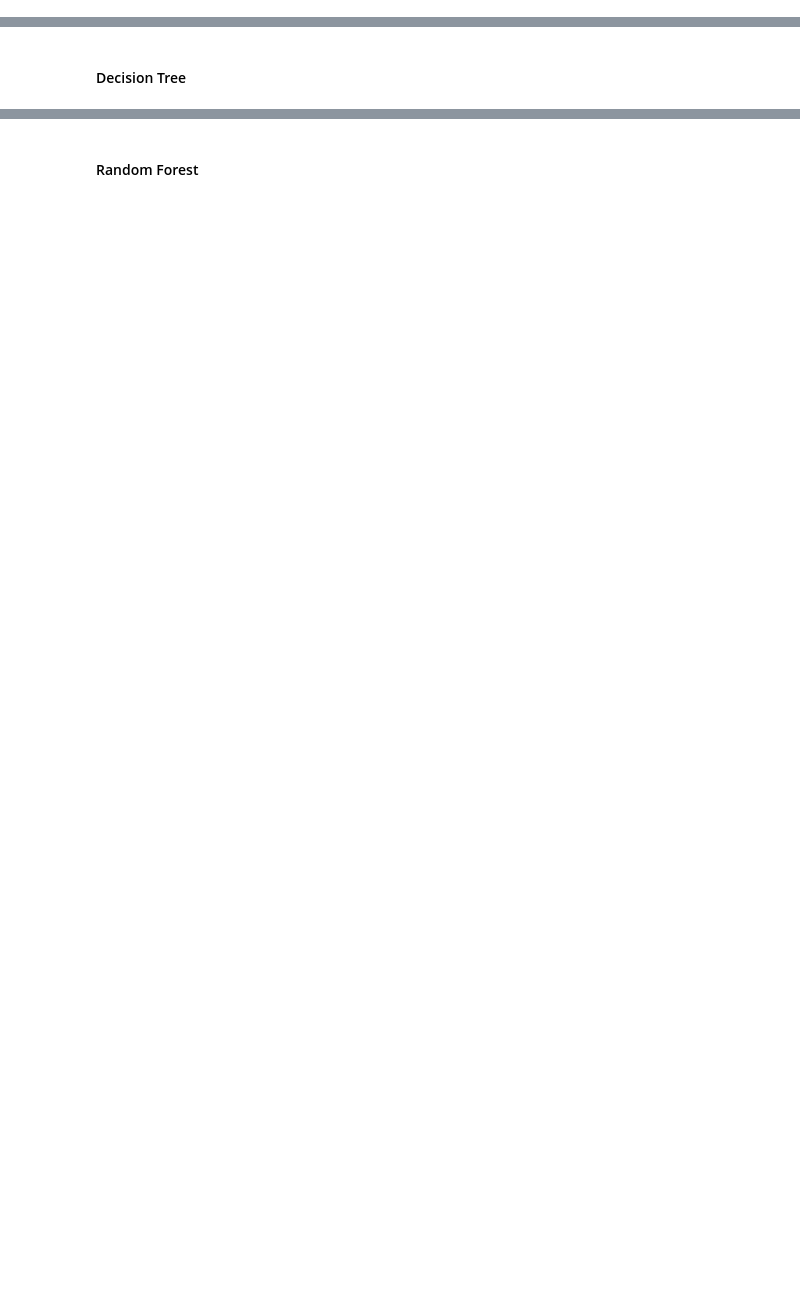
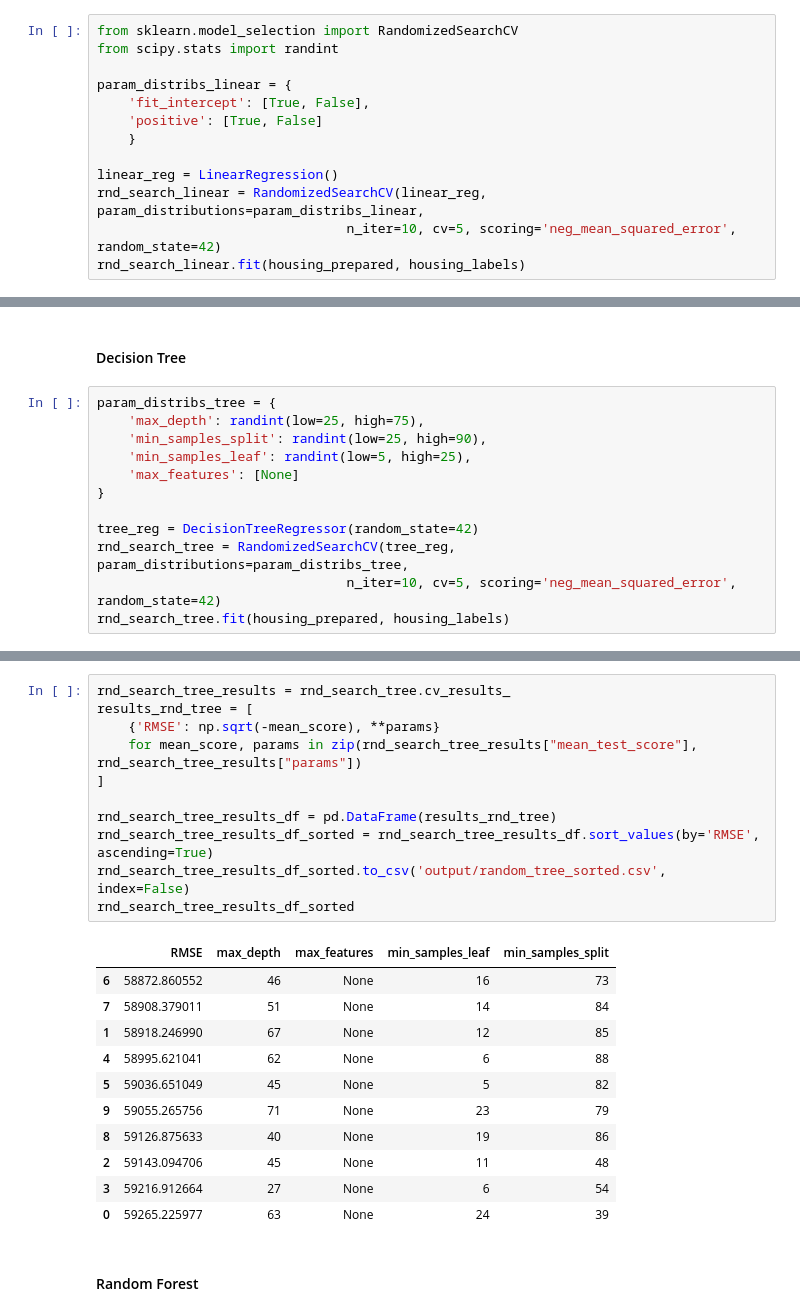
Before and after one commit to bademari/AI_ML_Lab, a Jupyter notebook: Lab 1_2_3.ipynb, the cells around one changed output, grey strips where cells are left out. Drawn from its saved outputs; the diff is of its cells as text; blank space fills up the shorter version.

```diff
--- a/Lab 1_2_3.ipynb
+++ b/Lab 1_2_3.ipynb
@@ -718,0 +889,13 @@ grid_search_forest_results_df
+# %%
+from sklearn.model_selection import RandomizedSearchCV
+from scipy.stats import randint
+
+param_distribs_linear = {
+    'fit_intercept': [True, False],
+    'positive': [True, False]
+    }
+
+linear_reg = LinearRegression()
+rnd_search_linear = RandomizedSearchCV(linear_reg, param_distributions=param_distribs_linear,
+                                n_iter=10, cv=5, scoring='neg_mean_squared_error', random_state=42)
+rnd_search_linear.fit(housing_prepared, housing_labels)
@@ -719,2 +933,14 @@ grid_search_forest_results_df
 # %% [markdown]
 #### Decision Tree
+# %%
+param_distribs_tree = {
+    'max_depth': randint(low=25, high=75),
+    'min_samples_split': randint(low=25, high=90),
+    'min_samples_leaf': randint(low=5, high=25),
+    'max_features': [None]
+}
+
+tree_reg = DecisionTreeRegressor(random_state=42)
+rnd_search_tree = RandomizedSearchCV(tree_reg, param_distributions=param_distribs_tree,
+                                n_iter=10, cv=5, scoring='neg_mean_squared_error', random_state=42)
+rnd_search_tree.fit(housing_prepared, housing_labels)
@@ -721,2 +967,25 @@ grid_search_forest_results_df
+# %%
+rnd_search_tree_results = rnd_search_tree.cv_results_
+results_rnd_tree = [
+    {'RMSE': np.sqrt(-mean_score), **params}
+    for mean_score, params in zip(rnd_search_tree_results["mean_test_score"], rnd_search_tree_results["params"])
+]
+
+rnd_search_tree_results_df = pd.DataFrame(results_rnd_tree)
+rnd_search_tree_results_df_sorted = rnd_search_tree_results_df.sort_values(by='RMSE', ascending=True)
+rnd_search_tree_results_df_sorted.to_csv('output/random_tree_sorted.csv', index=False)
+rnd_search_tree_results_df_sorted
+# %% [output]
+|  | RMSE | max_depth | max_features | min_samples_leaf | min_samples_split |
+| 6 | 58872.860552 | 46 | None | 16 | 73 |
+| 7 | 58908.379011 | 51 | None | 14 | 84 |
+| 1 | 58918.246990 | 67 | None | 12 | 85 |
+| 4 | 58995.621041 | 62 | None | 6 | 88 |
+| 5 | 59036.651049 | 45 | None | 5 | 82 |
+| 9 | 59055.265756 | 71 | None | 23 | 79 |
+| 8 | 59126.875633 | 40 | None | 19 | 86 |
+| 2 | 59143.094706 | 45 | None | 11 | 48 |
+| 3 | 59216.912664 | 27 | None | 6 | 54 |
+| 0 | 59265.225977 | 63 | None | 24 | 39 |
 # %% [markdown]
 #### Random Forest
```
Also changed, not shown: parts of 42 cells of this notebook.
